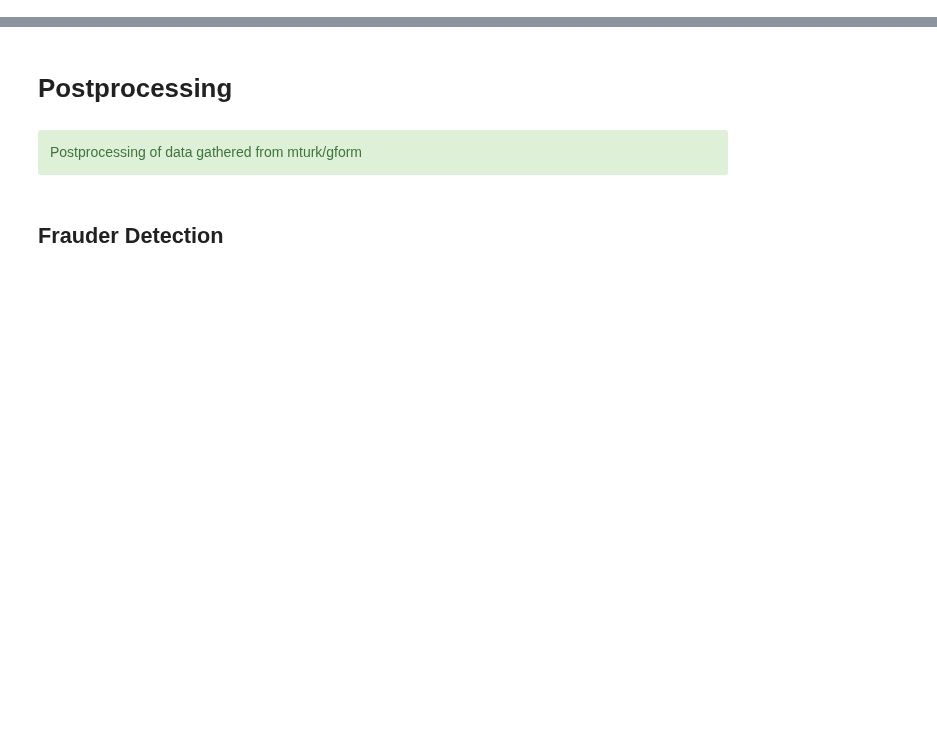
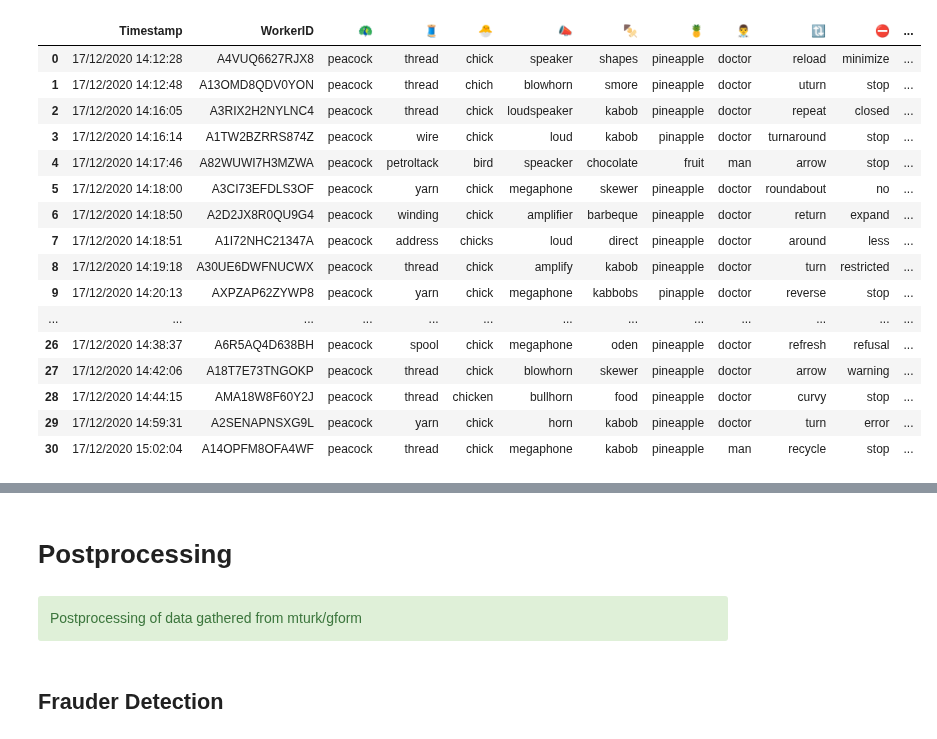
Before and after one commit to ymentha14/emojis_dataset, a Jupyter notebook: notebooks/8_post_processing.ipynb, the cells around one changed output, grey strips where cells are left out. Drawn from its saved outputs; the diff is of its cells as text; code cells hidden in the pictures; blank space fills up the shorter version.

```diff
--- a/notebooks/8_post_processing.ipynb
+++ b/notebooks/8_post_processing.ipynb
@@ -21,0 +20,24 @@ ModuleNotFoundError: No module named 'symspellpy'
+# %%
+form_dfs = scrap_form_results(EMOJI_DATASET_DIR)
+df = generate_production_format(form_dfs)
+# %%
+a = [i for i in form_dfs if "⛔" in i.columns][0]
+a
+# %% [output]
+|  | Timestamp | WorkerID | 🦚 | 🧵 | 🐣 | 📣 | 🍢 | 🍍 | 👨‍⚕️ | 🔃 | ⛔ | ... |
+| 0 | 17/12/2020 14:12:28 | A4VUQ6627RJX8 | peacock | thread | chick | speaker | shapes | pineapple | doctor | reload | minimize | ... |
+| 1 | 17/12/2020 14:12:48 | A13OMD8QDV0YON | peacock | thread | chich | blowhorn | smore | pineapple | doctor | uturn | stop | ... |
+| 2 | 17/12/2020 14:16:05 | A3RIX2H2NYLNC4 | peacock | thread | chick | loudspeaker | kabob | pineapple | doctor | repeat | closed | ... |
+| 3 | 17/12/2020 14:16:14 | A1TW2BZRRS874Z | peacock | wire | chick | loud | kabob | pinapple | doctor | turnaround | stop | ... |
+| 4 | 17/12/2020 14:17:46 | A82WUWI7H3MZWA | peacock | petroltack | bird | speacker | chocolate | fruit | man | arrow | stop | ... |
+| 5 | 17/12/2020 14:18:00 | A3CI73EFDLS3OF | peacock | yarn | chick | megaphone | skewer | pineapple | doctor | roundabout | no | ... |
+| 6 | 17/12/2020 14:18:50 | A2D2JX8R0QU9G4 | peacock | winding | chick | amplifier | barbeque | pineapple | doctor | return | expand | ... |
+| 7 | 17/12/2020 14:18:51 | A1I72NHC21347A | peacock | address | chicks | loud | direct | pineapple | doctor | around | less | ... |
+| 8 | 17/12/2020 14:19:18 | A30UE6DWFNUCWX | peacock | thread | chick | amplify | kabob | pineapple | doctor | turn | restricted | ... |
+| 9 | 17/12/2020 14:20:13 | AXPZAP62ZYWP8 | peacock | yarn | chick | megaphone | kabbobs | pinapple | doctor | reverse | stop | ... |
+| ... | ... | ... | ... | ... | ... | ... | ... | ... | ... | ... | ... | ... |
+| 26 | 17/12/2020 14:38:37 | A6R5AQ4D638BH | peacock | spool | chick | megaphone | oden | pineapple | doctor | refresh | refusal | ... |
+| 27 | 17/12/2020 14:42:06 | A18T7E73TNGOKP | peacock | thread | chick | blowhorn | skewer | pineapple | doctor | arrow | warning | ... |
+| 28 | 17/12/2020 14:44:15 | AMA18W8F60Y2J | peacock | thread | chicken | bullhorn | food | pineapple | doctor | curvy | stop | ... |
+| 29 | 17/12/2020 14:59:31 | A2SENAPNSXG9L | peacock | yarn | chick | horn | kabob | pineapple | doctor | turn | error | ... |
+| 30 | 17/12/2020 15:02:04 | A14OPFM8OFA4WF | peacock | thread | chick | megaphone | kabob | pineapple | man | recycle | stop | ... |
```
Also changed, not shown: parts of 2 cells of this notebook, 15 other files.
